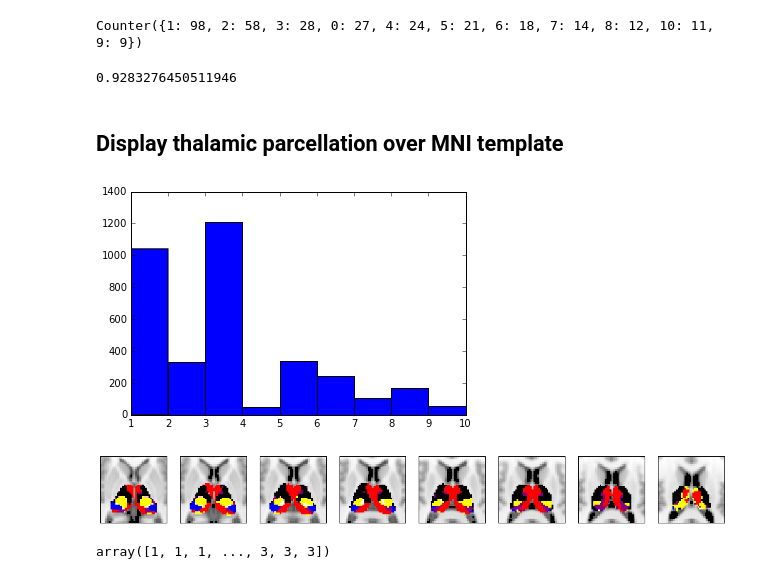
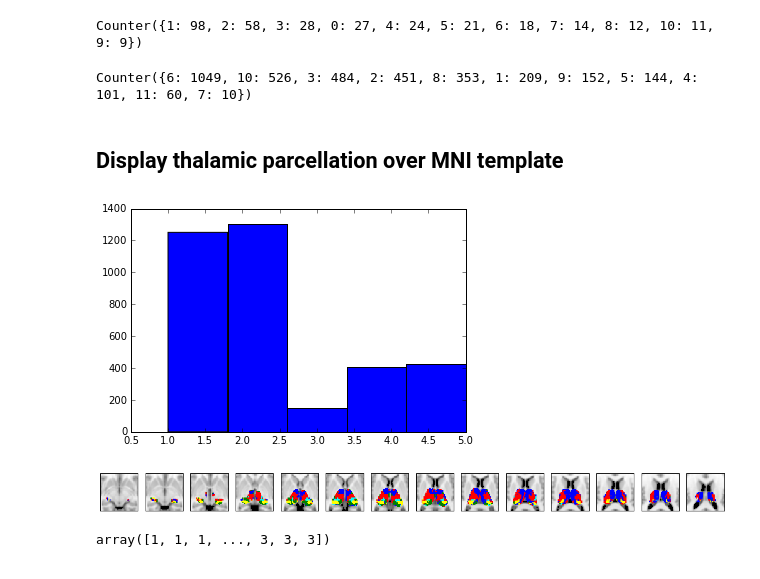
Before and after one commit to kaihwang/FuncParcel, a Jupyter notebook: Visualize Parcellation.ipynb, the cells around one changed output. Cells and saved outputs as stored; diff of their text form; code cells hidden in the pictures.

```diff
--- a/Visualize Parcellation.ipynb
+++ b/Visualize Parcellation.ipynb
@@ -13,14 +13,14 @@ from collections import Counter
 # Thalamic Parcellation
 # %%
 #path to files ncessary for parcellation
-path_to_adjmat = '/home/despoB/connectome-thalamus/Thalamic_parcel/NKI_mx_645_cortical_network_plus_thalamus_corrmatavg'
-path_to_list_of_subcorticalcortical_ROIs = '/home/despoB/connectome-thalamus/ROIs/Cortical_CI_plus_thalamus_ROIs'
+path_to_adjmat = '/home/despoB/connectome-thalamus/Thalamic_parcel/NKI_mx_1400_cortex_plus_thalamus_parcorrmatavg'
+path_to_list_of_subcorticalcortical_ROIs = '/home/despoB/connectome-thalamus/ROIs/Cortex_plus_thalamus_ROIs'
 path_to_list_of_subcortical_voxels = '/home/despoB/connectome-thalamus/ROIs/thalamus_voxel_indices'
-path_to_list_of_cortical_ROIs ='/home/despoB/connectome-thalamus/ROIs/Cortical_Network_CIs'
-path_to_Cortical_CI = '/home/despoB/connectome-thalamus/ROIs/Cortical_Network_CIs'
+path_to_list_of_cortical_ROIs ='/home/despoB/connectome-thalamus/ROIs/Cortex_ROIs'
+path_to_Cortical_CI = '/home/despoB/connectome-thalamus/ROIs/Cortex_ROIs'
 
 #call function
-Thalamocalcortical_Targets, Thalamo_ParcelCIs = FuncParcel.parcel_subcortical_network(path_to_adjmat, \
+Thalamocalcortical_Targets, Thalamo_ParcelCIs, _ = FuncParcel.parcel_subcortical_network(path_to_adjmat, \
             path_to_list_of_subcorticalcortical_ROIs, \
             path_to_list_of_subcortical_voxels, path_to_list_of_cortical_ROIs, path_to_Cortical_CI)
 # %%
@@ -32,10 +32,10 @@ Cortical_CI[Cortical_CI>10] = 0
 Counter(Cortical_CI)
 # %% [output]
 Counter({1: 98, 2: 58, 3: 28, 0: 27, 4: 24, 5: 21, 6: 18, 7: 14, 8: 12, 10: 11, 9: 9})
-# %%
-(320-27-21)/(320-27.)
-# %% [output]
-0.9283276450511946
+# %%
+Counter(CIs)
+# %% [output]
+Counter({6: 1049, 10: 526, 3: 484, 2: 451, 8: 353, 1: 209, 9: 152, 5: 144, 4: 101, 11: 60, 7: 10})
 # %% [markdown]
 ## Display thalamic parcellation over MNI template
 # %%
@@ -50,45 +50,45 @@ for i, thalamus_voxel_index in enumerate(Thalamus_voxel_coordinate[:,3]):
 
 # show histogram of CI distribution
 CIs = CIs.astype(int)
-plt.hist(CIs, bins=np.unique(CIs))
+plt.hist(CIs, bins=np.max(np.unique(CIs)))
 plt.show()
 # %% [output]
-[figure, old version]
+[figure, new version]
 # %%
 # show volum image
 MNI_img = nib.load('/home/despoB/connectome-thalamus/ROIs/MNI152_T1_2mm_brain.nii.gz')
 MNI_data = MNI_img.get_data()
 
 # create mask for parcel
 Mask = np.zeros(MNI_data.shape)
 
 # assign CI to each subcortical voxel
 for i, CI in enumerate(CIs):
     Mask[Thalamus_voxel_coordinate[i,0], Thalamus_voxel_coordinate[i,1], Thalamus_voxel_coordinate[i,2]] = CIs[i].astype(int)
 Mask = np.ma.masked_where(Mask == 0, Mask)
 
 # flip dimension to show anteiror of the brain at top
 MNI_data = MNI_data.swapaxes(0,1)
 Mask = Mask.swapaxes(0,1)
 
 # some plot setting (colormap), interplotation..
-cmap = colors.ListedColormap(['red', 'blue', 'black', 'pink', 'white', 'yellow', 'purple', 'yellow', 'purple', 'white'])
-
+#cmap = colors.ListedColormap(['red', 'blue', 'green', 'yellow', 'purple', 'black', 'white', 'cyan', 'yellow', 'cyan', 'pink'])
+cmap = colors.ListedColormap(['blue', 'red', 'cyan', 'yellow', 'green'])
 # display slice by slice
-Z_slices = range(np.min(Thalamus_voxel_coordinate[:,2]+5), np.max(Thalamus_voxel_coordinate[:,2]-1),1)
+Z_slices = range(np.min(Thalamus_voxel_coordinate[:,2]), np.max(Thalamus_voxel_coordinate[:,2]),1)
 fig = plt.figure()
 for i, Z_slice in enumerate(Z_slices):
     a = plt.subplot(1, len(Z_slices), i+1 )
     a.set_yticks([])
     a.set_xticks([])
     plt.imshow(MNI_data[40:80, 25:65, Z_slice], cmap='gray', interpolation='nearest')
     plt.imshow(Mask[40:80, 25:65, Z_slice],cmap=cmap, interpolation='none')
     plt.ylim(plt.ylim()[::-1])
 
 fig.set_size_inches(18.5,10.5)
 plt.savefig('Data/Tha_parcel.png', bbox_inches='tight')
 # %% [output]
-[figure, old version]
+[figure, new version]
 # %%
 CIs
 # %% [output]
```
Also changed, not shown: 4 other files.
